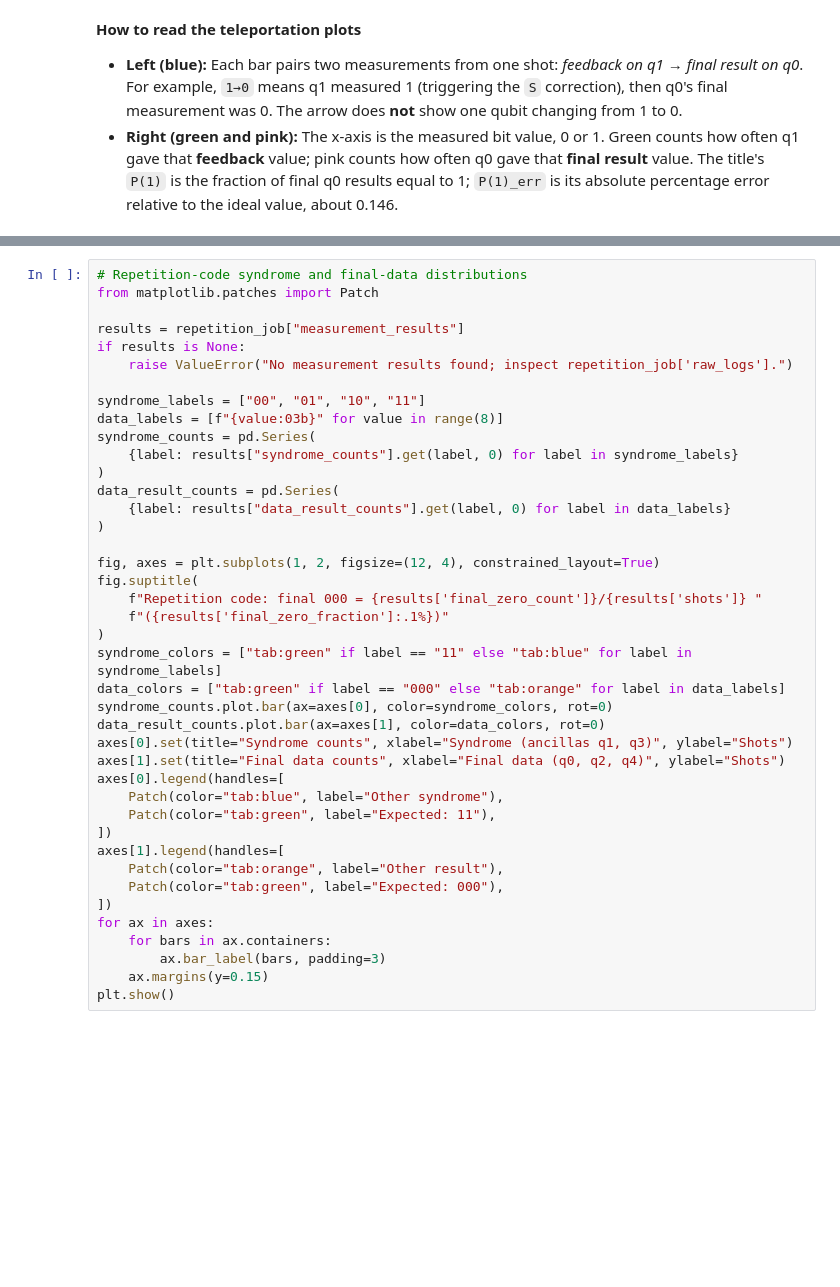
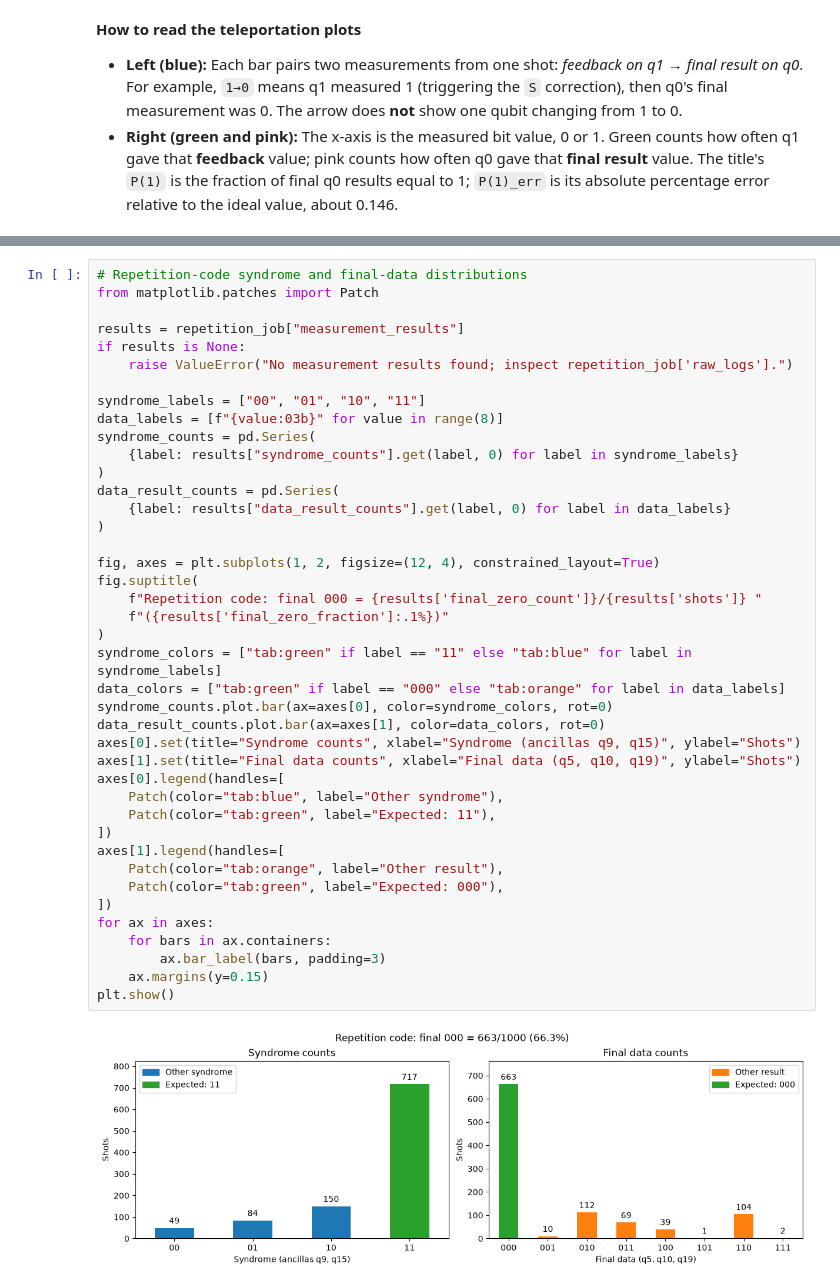
Before and after one commit to CQT-S14/CQT-conditional-operations, a Jupyter notebook: notebooks/2_Hardware_Demo_Conditional_Operations.ipynb, the cells around one changed output, grey strips where cells are left out. Saved outputs shown, nothing was run; the diff lists cells and outputs as text; blank space fills up the shorter version.

```diff
--- a/notebooks/2_Hardware_Demo_Conditional_Operations.ipynb
+++ b/notebooks/2_Hardware_Demo_Conditional_Operations.ipynb
@@ -1260,35 +1277,37 @@ syndrome_labels = ["00", "01", "10", "11"]
 data_labels = [f"{value:03b}" for value in range(8)]
 syndrome_counts = pd.Series(
     {label: results["syndrome_counts"].get(label, 0) for label in syndrome_labels}
 )
 data_result_counts = pd.Series(
     {label: results["data_result_counts"].get(label, 0) for label in data_labels}
 )
 
 fig, axes = plt.subplots(1, 2, figsize=(12, 4), constrained_layout=True)
 fig.suptitle(
     f"Repetition code: final 000 = {results['final_zero_count']}/{results['shots']} "
     f"({results['final_zero_fraction']:.1%})"
 )
 syndrome_colors = ["tab:green" if label == "11" else "tab:blue" for label in syndrome_labels]
 data_colors = ["tab:green" if label == "000" else "tab:orange" for label in data_labels]
 syndrome_counts.plot.bar(ax=axes[0], color=syndrome_colors, rot=0)
 data_result_counts.plot.bar(ax=axes[1], color=data_colors, rot=0)
-axes[0].set(title="Syndrome counts", xlabel="Syndrome (ancillas q1, q3)", ylabel="Shots")
-axes[1].set(title="Final data counts", xlabel="Final data (q0, q2, q4)", ylabel="Shots")
+axes[0].set(title="Syndrome counts", xlabel="Syndrome (ancillas q9, q15)", ylabel="Shots")
+axes[1].set(title="Final data counts", xlabel="Final data (q5, q10, q19)", ylabel="Shots")
 axes[0].legend(handles=[
     Patch(color="tab:blue", label="Other syndrome"),
     Patch(color="tab:green", label="Expected: 11"),
 ])
 axes[1].legend(handles=[
     Patch(color="tab:orange", label="Other result"),
     Patch(color="tab:green", label="Expected: 000"),
 ])
 for ax in axes:
     for bars in ax.containers:
         ax.bar_label(bars, padding=3)
     ax.margins(y=0.15)
 plt.show()
+# %% [output]
+[figure, added]
 # %% [markdown]
 **How to read the repetition-code bar plots**
 
```
Also changed, not shown: parts of 19 cells of this notebook.
